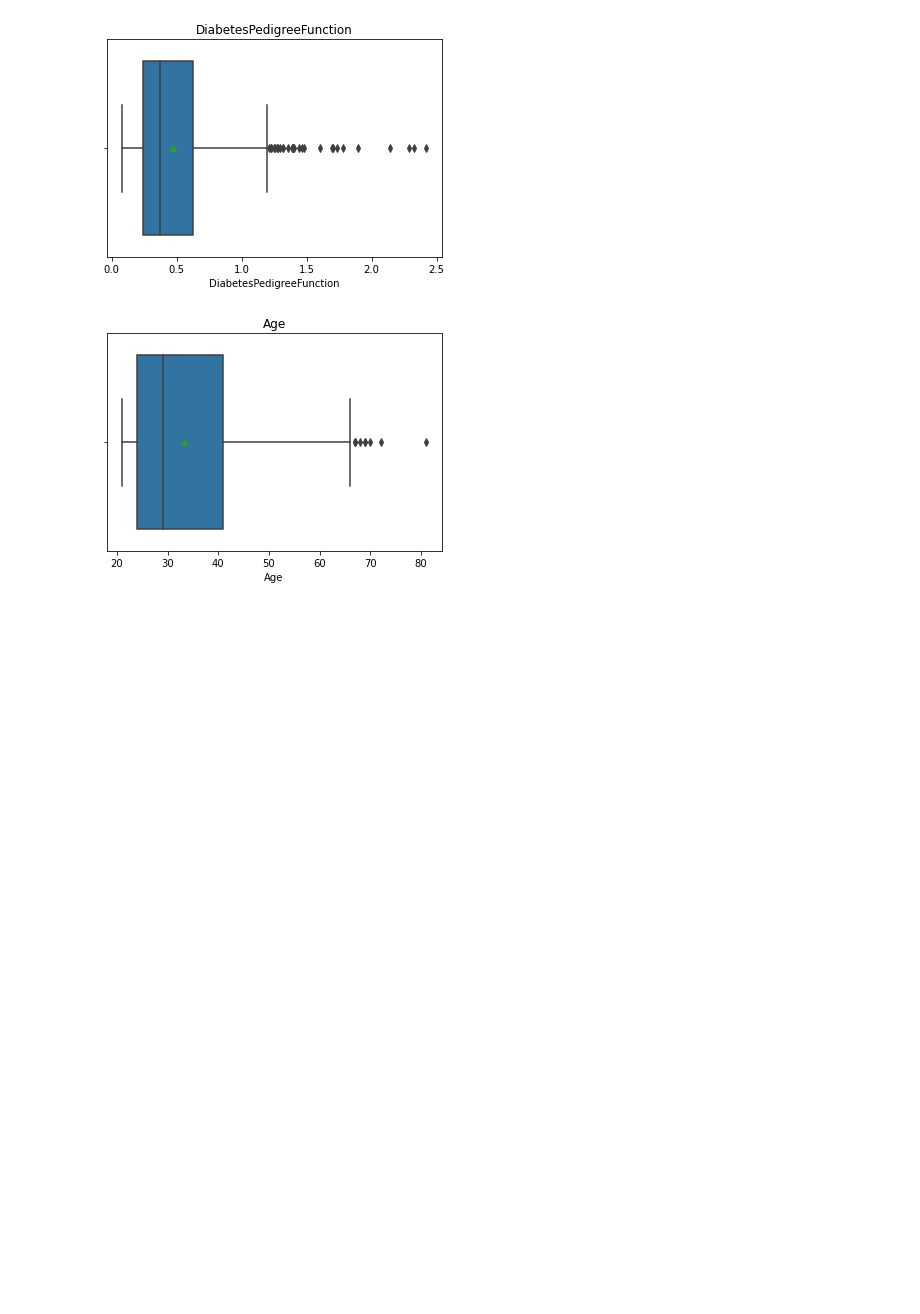
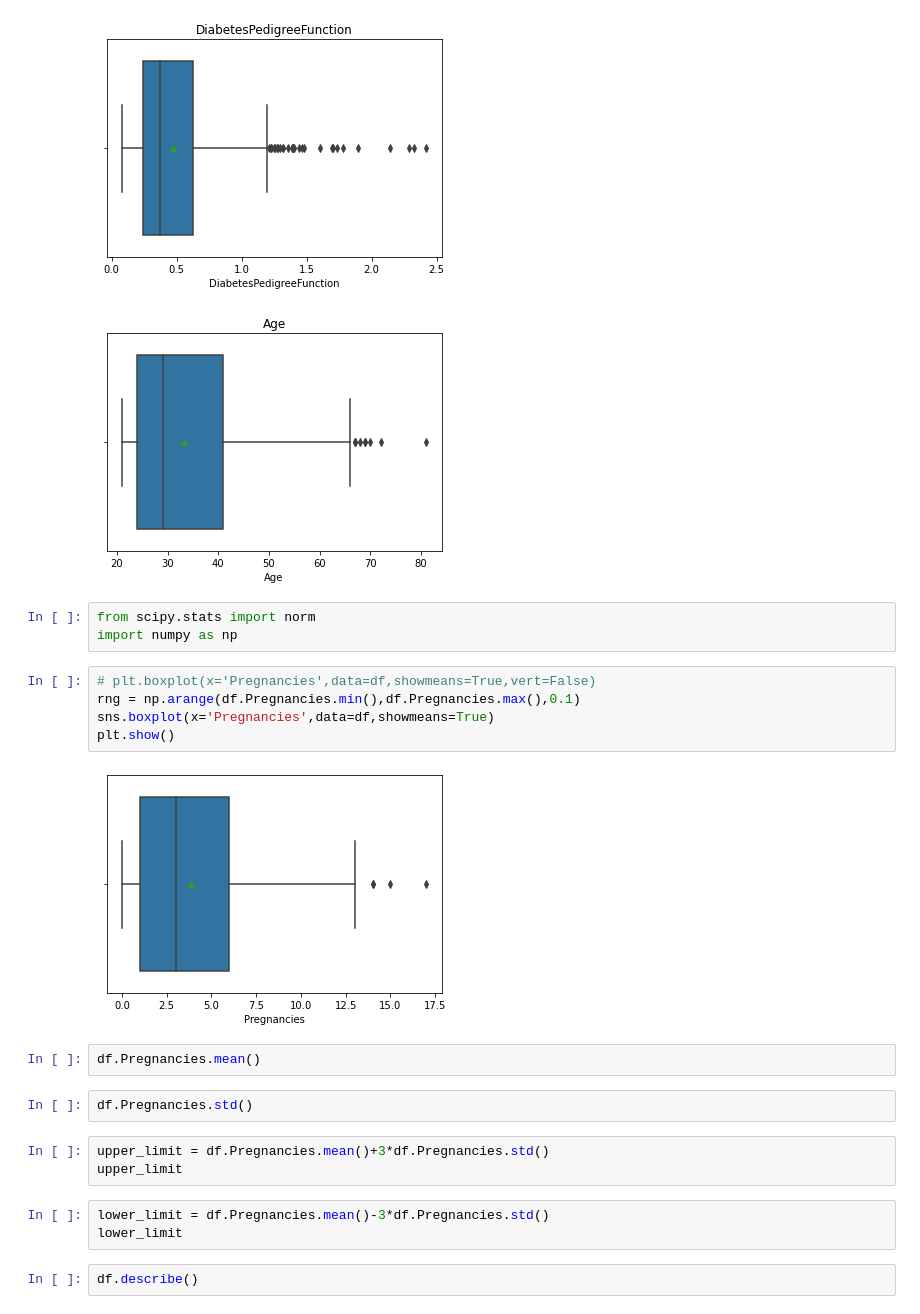
Before and after one commit to MonaemKhan/Mechine-Learning-Practice, a Jupyter notebook: Pima Indians Diabetes Database/Data Analysis part 2.ipynb, the cells around one changed output. Drawn from its saved outputs; the diff is of its cells as text; blank space fills up the shorter version.

```diff
--- a/Pima Indians Diabetes Database/Data Analysis part 2.ipynb
+++ b/Pima Indians Diabetes Database/Data Analysis part 2.ipynb
@@ -65,3 +65,25 @@ for col in df.columns[:range]:
 [figure]
 [figure]
 [figure]
+# %%
+from scipy.stats import norm
+import numpy as np
+# %%
+# plt.boxplot(x='Pregnancies',data=df,showmeans=True,vert=False)
+rng = np.arange(df.Pregnancies.min(),df.Pregnancies.max(),0.1)
+sns.boxplot(x='Pregnancies',data=df,showmeans=True)
+plt.show()
+# %% [output]
+[figure, added]
+# %%
+df.Pregnancies.mean()
+# %%
+df.Pregnancies.std()
+# %%
+upper_limit = df.Pregnancies.mean()+3*df.Pregnancies.std()
+upper_limit
+# %%
+lower_limit = df.Pregnancies.mean()-3*df.Pregnancies.std()
+lower_limit
+# %%
+df.describe()
```
Also changed, not shown: parts of 5 cells of this notebook, 4 other files.
